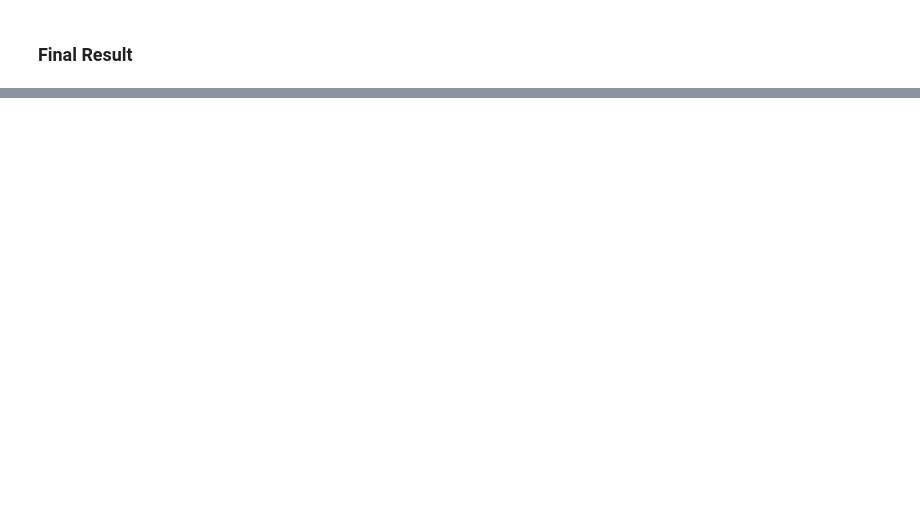
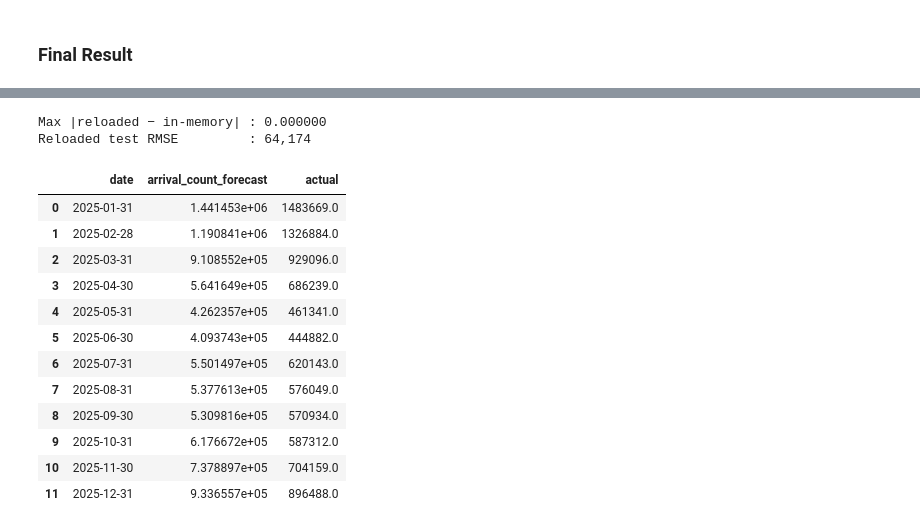
Before and after one commit to Gbrlmoraes/brazil_tourism_forecasting_benchmark, a Jupyter notebook: notebooks/5_arima_model_testing.ipynb, the cells around one changed output, grey strips where cells are left out. Saved outputs shown, nothing was run; the diff lists cells and outputs as text; code cells hidden in the pictures; blank space fills up the shorter version.

```diff
--- a/notebooks/5_arima_model_testing.ipynb
+++ b/notebooks/5_arima_model_testing.ipynb
@@ -101,5 +212,0 @@ Test        : jan 2025 → dez 2025 (12 obs)
-# %%
-mlflow.set_tracking_uri('http://127.0.0.1:5000')
-mlflow.statsmodels.autolog(log_models=True, log_datasets=False)
-
-print(f'Tracking URI: {mlflow.get_tracking_uri()}')
@@ -519,0 +1025,40 @@ plt.show()
+# %%
+loaded_model = mlflow.pyfunc.load_model(
+    f'models:/{REGISTERED_MODEL_NAME}@{MODEL_ALIAS}'
+)
+reloaded_prediction = loaded_model.predict(model_input)
+
+max_abs_diff = np.max(
+    np.abs(
+        reloaded_prediction['arrival_count_forecast'].to_numpy()
+        - best_prediction['arrival_count_forecast'].to_numpy()
+    )
+)
+reloaded_rmse = float(
+    np.sqrt(
+        np.mean(
+            (test_actual - reloaded_prediction['arrival_count_forecast'].to_numpy())
+            ** 2
+        )
+    )
+)
+
+print(f'Max |reloaded − in-memory| : {max_abs_diff:.6f}')
+print(f'Reloaded test RMSE         : {reloaded_rmse:,.0f}')
+reloaded_prediction.assign(actual=test_actual)
+# %% [output]
+Max |reloaded − in-memory| : 0.000000
+Reloaded test RMSE         : 64,174
+|  | date | arrival_count_forecast | actual |
+| 0 | 2025-01-31 | 1.441453e+06 | 1483669.0 |
+| 1 | 2025-02-28 | 1.190841e+06 | 1326884.0 |
+| 2 | 2025-03-31 | 9.108552e+05 | 929096.0 |
+| 3 | 2025-04-30 | 5.641649e+05 | 686239.0 |
+| 4 | 2025-05-31 | 4.262357e+05 | 461341.0 |
+| 5 | 2025-06-30 | 4.093743e+05 | 444882.0 |
+| 6 | 2025-07-31 | 5.501497e+05 | 620143.0 |
+| 7 | 2025-08-31 | 5.377613e+05 | 576049.0 |
+| 8 | 2025-09-30 | 5.309816e+05 | 570934.0 |
+| 9 | 2025-10-31 | 6.176672e+05 | 587312.0 |
+| 10 | 2025-11-30 | 7.378897e+05 | 704159.0 |
+| 11 | 2025-12-31 | 9.336557e+05 | 896488.0 |
```
Also changed, not shown: parts of 21 cells of this notebook.
